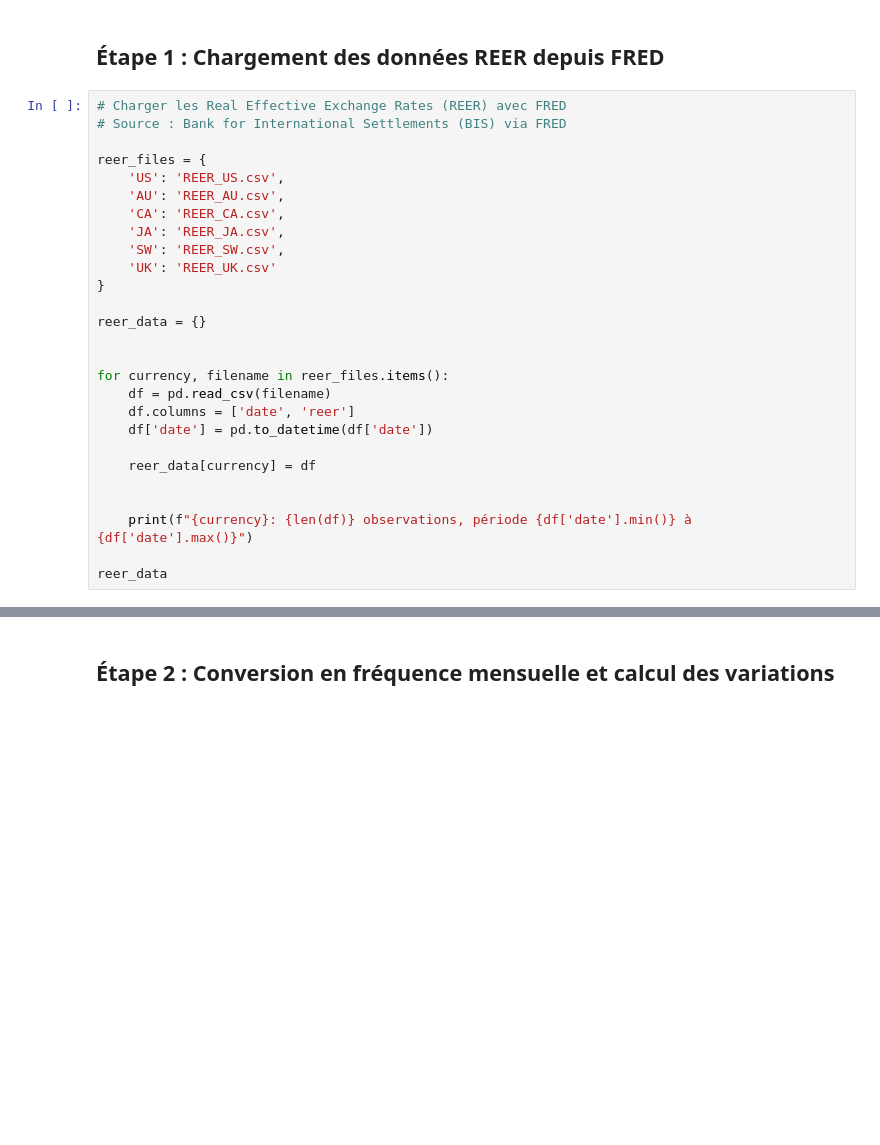
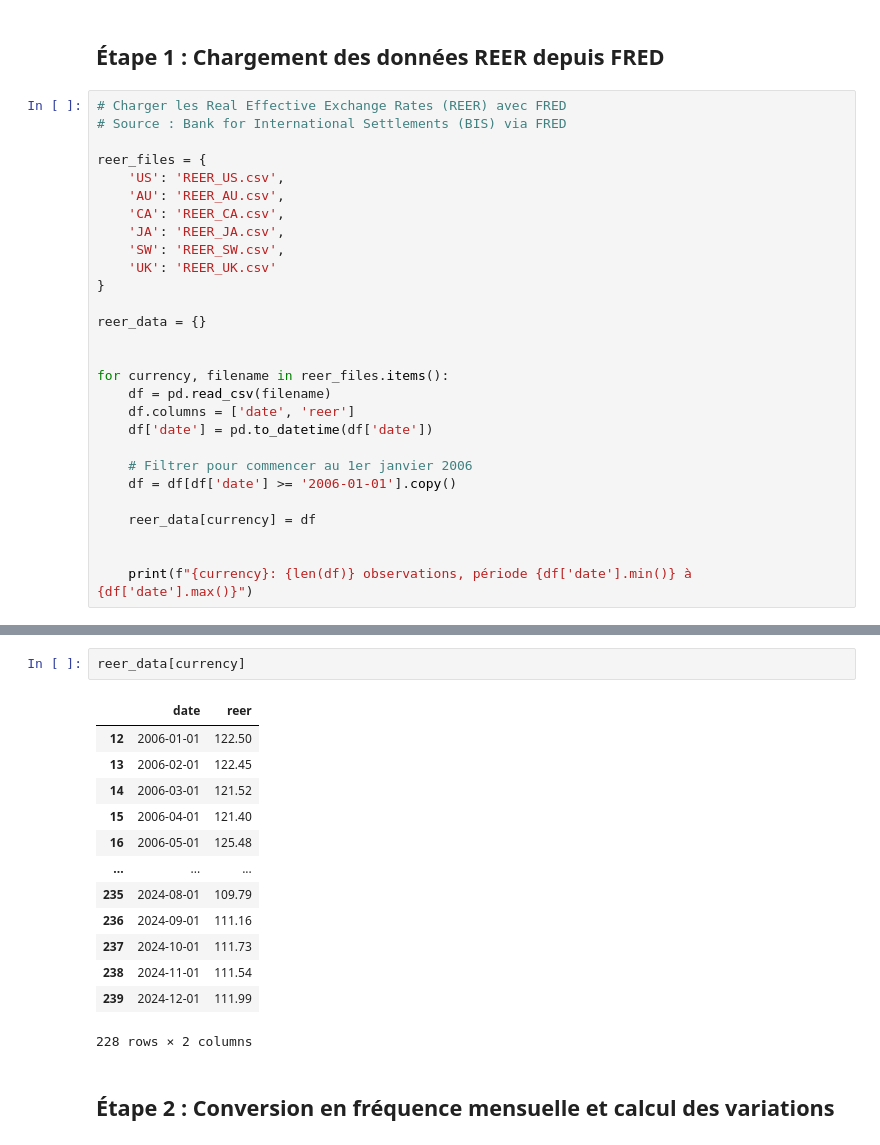
Before and after one commit to Lilas-Bertot/ETUDE-DE-CAS-2, a Jupyter notebook: Étude de cas 2.ipynb, the cells around one changed output, grey strips where cells are left out. Saved outputs shown, nothing was run; the diff lists cells and outputs as text; blank space fills up the shorter version.

```diff
--- a/Étude de cas 2.ipynb
+++ b/Étude de cas 2.ipynb
@@ -2345,10 +2345,11 @@ for currency, filename in reer_files.items():
     df.columns = ['date', 'reer']
     df['date'] = pd.to_datetime(df['date'])
 
+    # Filtrer pour commencer au 1er janvier 2006
+    df = df[df['date'] >= '2006-01-01'].copy()
+
     reer_data[currency] = df
 
 
     print(f"{currency}: {len(df)} observations, période {df['date'].min()} à {df['date'].max()}")
-
-reer_data
 # %% [output]
@@ -2361,3 +2362,19 @@ UK: 240 observations, période 2005-01-01 00:00:00 à 2024-12-01 00:00:00
+# %%
+reer_data[currency]
+# %% [output]
+|  | date | reer |
+| 12 | 2006-01-01 | 122.50 |
+| 13 | 2006-02-01 | 122.45 |
+| 14 | 2006-03-01 | 121.52 |
+| 15 | 2006-04-01 | 121.40 |
+| 16 | 2006-05-01 | 125.48 |
+| ... | ... | ... |
+| 235 | 2024-08-01 | 109.79 |
+| 236 | 2024-09-01 | 111.16 |
+| 237 | 2024-10-01 | 111.73 |
+| 238 | 2024-11-01 | 111.54 |
+| 239 | 2024-12-01 | 111.99 |
+228 rows × 2 columns
 # %% [markdown]
 ## Étape 2 : Conversion en fréquence mensuelle et calcul des variations
 # %%
```
Also changed, not shown: parts of 5 cells of this notebook.
